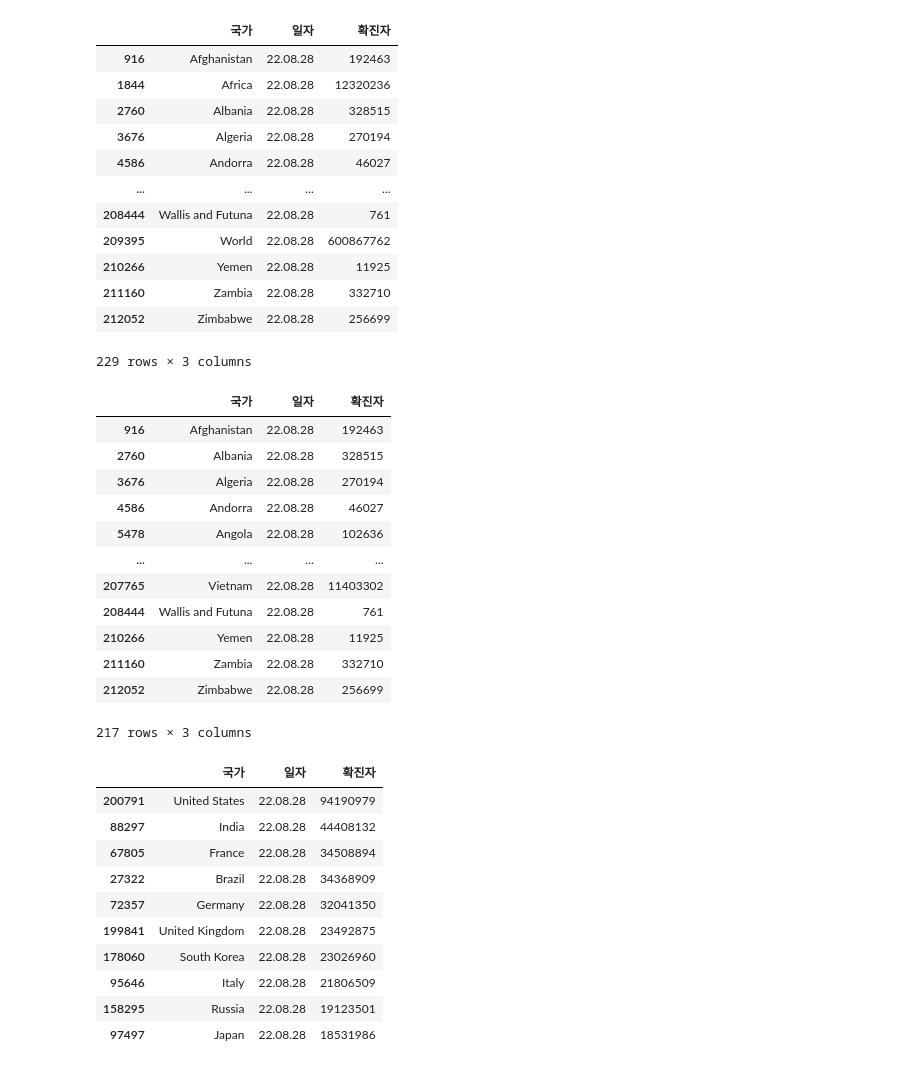
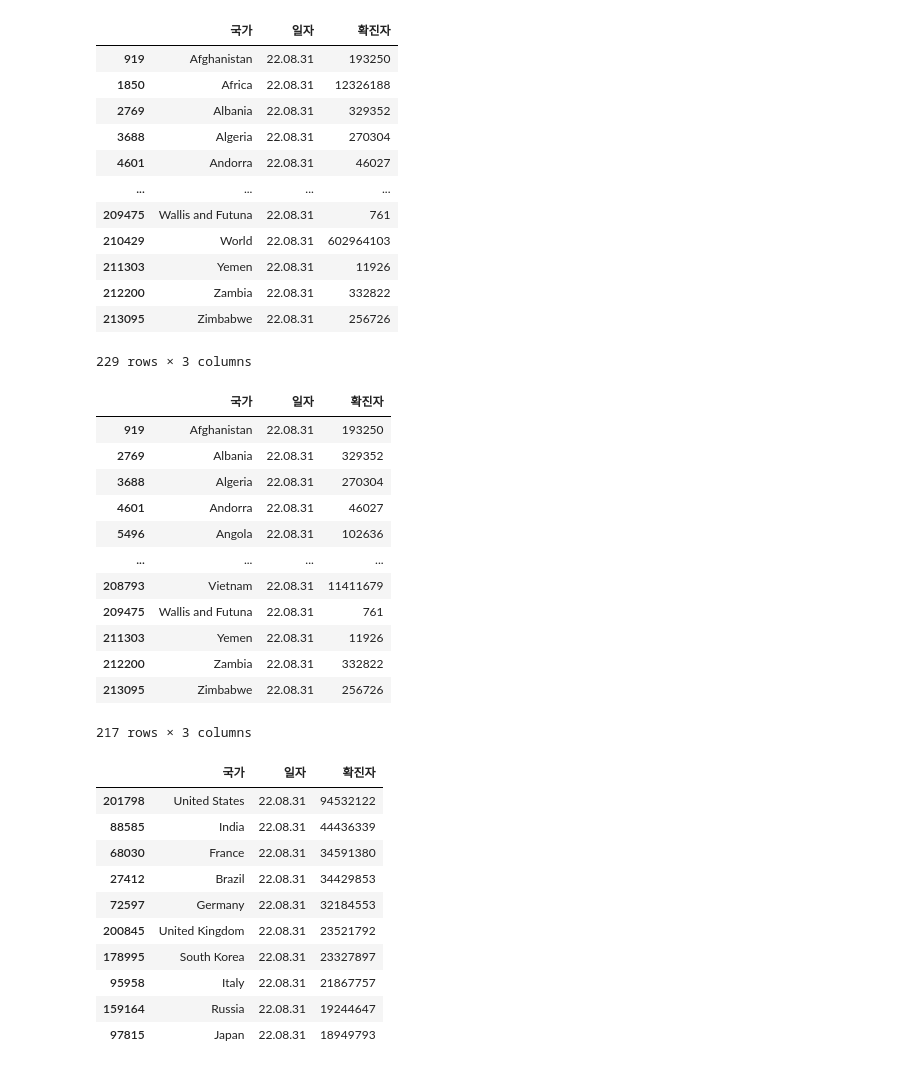
Before and after one commit to cpwoo/ProjectCorona, a Jupyter notebook: pie chart.ipynb, the cells around one changed output. Drawn from its saved outputs; the diff is of its cells as text; code cells hidden in the pictures.

```diff
--- a/pie chart.ipynb
+++ b/pie chart.ipynb
@@ -7,27 +7,27 @@ matplotlib.rcParams['axes.unicode_minus'] = False
 # %%
 import pandas as pd
 import numpy as np
 df = pd.read_excel('owid-covid-data.xlsx', usecols='C:E')
 df.rename(columns={'location':'국가','date':'일자', 'total_cases':'확진자'}, inplace=True)
 df = df.fillna(0)
 df['일자'] = pd.to_datetime(df['일자'])
 df['일자'] = df['일자'].dt.strftime('%y.%m.%d')
-df = df[df['일자'] == '22.08.28']
+df = df[df['일자'] == '22.08.31']
 df['확진자'] = df['확진자'].astype(int)
 df
 # %% [output]
 |  | 국가 | 일자 | 확진자 |
-| 916 | Afghanistan | 22.08.28 | 192463 |
-| 1844 | Africa | 22.08.28 | 12320236 |
-| 2760 | Albania | 22.08.28 | 328515 |
-| 3676 | Algeria | 22.08.28 | 270194 |
-| 4586 | Andorra | 22.08.28 | 46027 |
+| 919 | Afghanistan | 22.08.31 | 193250 |
+| 1850 | Africa | 22.08.31 | 12326188 |
+| 2769 | Albania | 22.08.31 | 329352 |
+| 3688 | Algeria | 22.08.31 | 270304 |
+| 4601 | Andorra | 22.08.31 | 46027 |
 | ... | ... | ... | ... |
-| 208444 | Wallis and Futuna | 22.08.28 | 761 |
-| 209395 | World | 22.08.28 | 600867762 |
-| 210266 | Yemen | 22.08.28 | 11925 |
-| 211160 | Zambia | 22.08.28 | 332710 |
-| 212052 | Zimbabwe | 22.08.28 | 256699 |
+| 209475 | Wallis and Futuna | 22.08.31 | 761 |
+| 210429 | World | 22.08.31 | 602964103 |
+| 211303 | Yemen | 22.08.31 | 11926 |
+| 212200 | Zambia | 22.08.31 | 332822 |
+| 213095 | Zimbabwe | 22.08.31 | 256726 |
 229 rows × 3 columns
 # %%
 continents = ['Africa', 'Asia', 'Europe', 'European Union', 'High income', 'Upper middle income', 'Low income',
@@ -37,17 +37,17 @@ df = df[~filt]
 df
 # %% [output]
 |  | 국가 | 일자 | 확진자 |
-| 916 | Afghanistan | 22.08.28 | 192463 |
-| 2760 | Albania | 22.08.28 | 328515 |
-| 3676 | Algeria | 22.08.28 | 270194 |
-| 4586 | Andorra | 22.08.28 | 46027 |
-| 5478 | Angola | 22.08.28 | 102636 |
+| 919 | Afghanistan | 22.08.31 | 193250 |
+| 2769 | Albania | 22.08.31 | 329352 |
+| 3688 | Algeria | 22.08.31 | 270304 |
+| 4601 | Andorra | 22.08.31 | 46027 |
+| 5496 | Angola | 22.08.31 | 102636 |
 | ... | ... | ... | ... |
-| 207765 | Vietnam | 22.08.28 | 11403302 |
-| 208444 | Wallis and Futuna | 22.08.28 | 761 |
-| 210266 | Yemen | 22.08.28 | 11925 |
-| 211160 | Zambia | 22.08.28 | 332710 |
-| 212052 | Zimbabwe | 22.08.28 | 256699 |
+| 208793 | Vietnam | 22.08.31 | 11411679 |
+| 209475 | Wallis and Futuna | 22.08.31 | 761 |
+| 211303 | Yemen | 22.08.31 | 11926 |
+| 212200 | Zambia | 22.08.31 | 332822 |
+| 213095 | Zimbabwe | 22.08.31 | 256726 |
 217 rows × 3 columns
 # %%
 df = df.sort_values(by=['확진자'], ascending=0)
@@ -55,16 +55,16 @@ df_top = df.head(10)
 df_top
 # %% [output]
 |  | 국가 | 일자 | 확진자 |
-| 200791 | United States | 22.08.28 | 94190979 |
-| 88297 | India | 22.08.28 | 44408132 |
-| 67805 | France | 22.08.28 | 34508894 |
-| 27322 | Brazil | 22.08.28 | 34368909 |
-| 72357 | Germany | 22.08.28 | 32041350 |
-| 199841 | United Kingdom | 22.08.28 | 23492875 |
-| 178060 | South Korea | 22.08.28 | 23026960 |
-| 95646 | Italy | 22.08.28 | 21806509 |
-| 158295 | Russia | 22.08.28 | 19123501 |
-| 97497 | Japan | 22.08.28 | 18531986 |
+| 201798 | United States | 22.08.31 | 94532122 |
+| 88585 | India | 22.08.31 | 44436339 |
+| 68030 | France | 22.08.31 | 34591380 |
+| 27412 | Brazil | 22.08.31 | 34429853 |
+| 72597 | Germany | 22.08.31 | 32184553 |
+| 200845 | United Kingdom | 22.08.31 | 23521792 |
+| 178995 | South Korea | 22.08.31 | 23327897 |
+| 95958 | Italy | 22.08.31 | 21867757 |
+| 159164 | Russia | 22.08.31 | 19244647 |
+| 97815 | Japan | 22.08.31 | 18949793 |
 # %%
 df_etc = df.iloc[10:]
 df_etc
```
Also changed, not shown: parts of 5 cells of this notebook, 7 other files.
